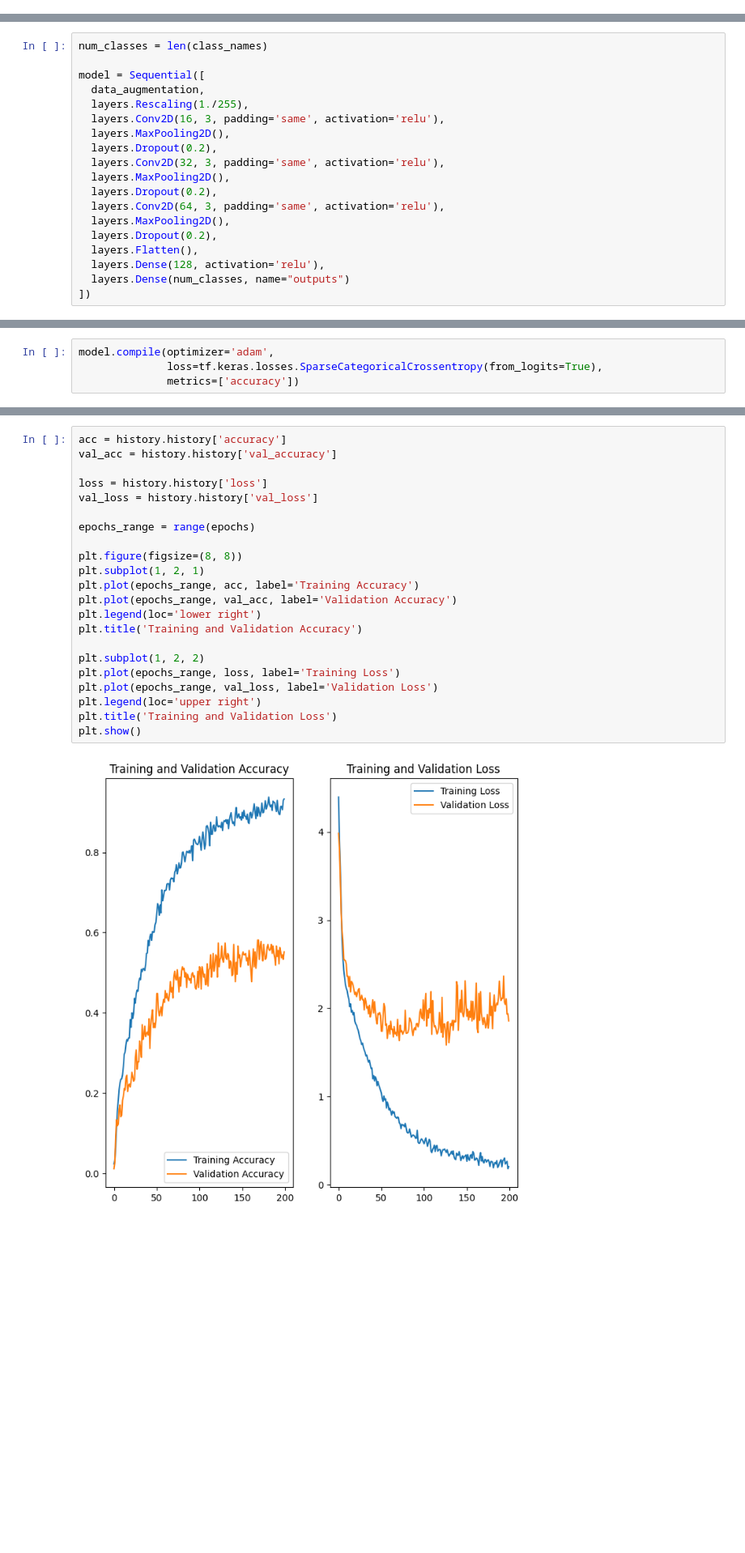
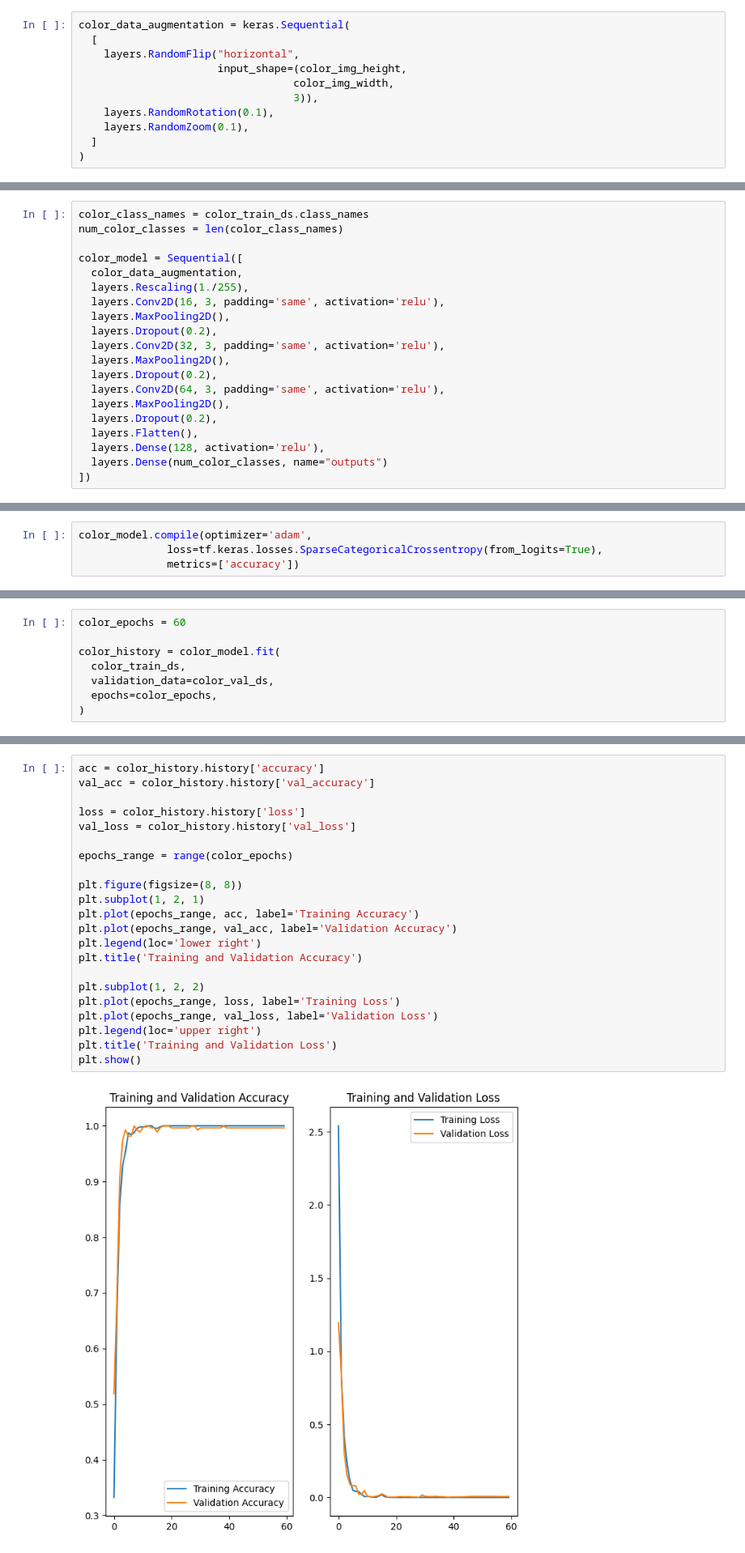
Before and after one commit to AdolfArchibald/RoboticsCW1Year3, a Jupyter notebook: Code/main.ipynb, the cells around one changed output, grey strips where cells are left out. Shown at 81% size. Drawn from its saved outputs; the diff is of its cells as text; blank space fills up the shorter version.

```diff
--- a/Code/main.ipynb
+++ b/Code/main.ipynb
@@ -92,0 +109,11 @@ Creating the Model
+# %%
+color_data_augmentation = keras.Sequential(
+  [
+    layers.RandomFlip("horizontal",
+                      input_shape=(color_img_height,
+                                  color_img_width,
+                                  3)),
+    layers.RandomRotation(0.1),
+    layers.RandomZoom(0.1),
+  ]
+)
@@ -93,10 +139,11 @@ Creating the Model
 # %% [markdown]
 Note that this Model has three convolustion blocks (tf.keras.layers.Conv2D) and a max pooling layer (tf.keras.layers.MaxPooling2D) in each of them. There's a fully-connected layer (tf.keras.layers.Dense) with 128 units on top of it that is activated by a ReLU activation function ('relu'). Dropout is included to prevent overfitting of the model.
 # %%
-num_classes = len(class_names)
+color_class_names = color_train_ds.class_names
+num_color_classes = len(color_class_names)
 
-model = Sequential([
-  data_augmentation,
+color_model = Sequential([
+  color_data_augmentation,
   layers.Rescaling(1./255),
   layers.Conv2D(16, 3, padding='same', activation='relu'),
   layers.MaxPooling2D(),
@@ -109,5 +156,5 @@ model = Sequential([
   layers.Dropout(0.2),
   layers.Flatten(),
   layers.Dense(128, activation='relu'),
-  layers.Dense(num_classes, name="outputs")
+  layers.Dense(num_color_classes, name="outputs")
 ])
@@ -116,4 +185,4 @@ Compiling the Model
 # %%
-model.compile(optimizer='adam',
+color_model.compile(optimizer='adam',
               loss=tf.keras.losses.SparseCategoricalCrossentropy(from_logits=True),
               metrics=['accuracy'])
@@ -173,0 +197,8 @@ Epoch 200/200
+# %%
+color_epochs = 60
+
+color_history = color_model.fit(
+  color_train_ds,
+  validation_data=color_val_ds,
+  epochs=color_epochs,
+)
@@ -176,24 +238,24 @@ Visualizing Training Results
 # %%
-acc = history.history['accuracy']
-val_acc = history.history['val_accuracy']
+acc = color_history.history['accuracy']
+val_acc = color_history.history['val_accuracy']
 
-loss = history.history['loss']
-val_loss = history.history['val_loss']
+loss = color_history.history['loss']
+val_loss = color_history.history['val_loss']
 
-epochs_range = range(epochs)
+epochs_range = range(color_epochs)
 
 plt.figure(figsize=(8, 8))
 plt.subplot(1, 2, 1)
 plt.plot(epochs_range, acc, label='Training Accuracy')
 plt.plot(epochs_range, val_acc, label='Validation Accuracy')
 plt.legend(loc='lower right')
 plt.title('Training and Validation Accuracy')
 
 plt.subplot(1, 2, 2)
 plt.plot(epochs_range, loss, label='Training Loss')
 plt.plot(epochs_range, val_loss, label='Validation Loss')
 plt.legend(loc='upper right')
 plt.title('Training and Validation Loss')
 plt.show()
 # %% [output]
-[figure, old version]
+[figure, new version]
```
Also changed, not shown: parts of 61 cells of this notebook, 1 other file.
